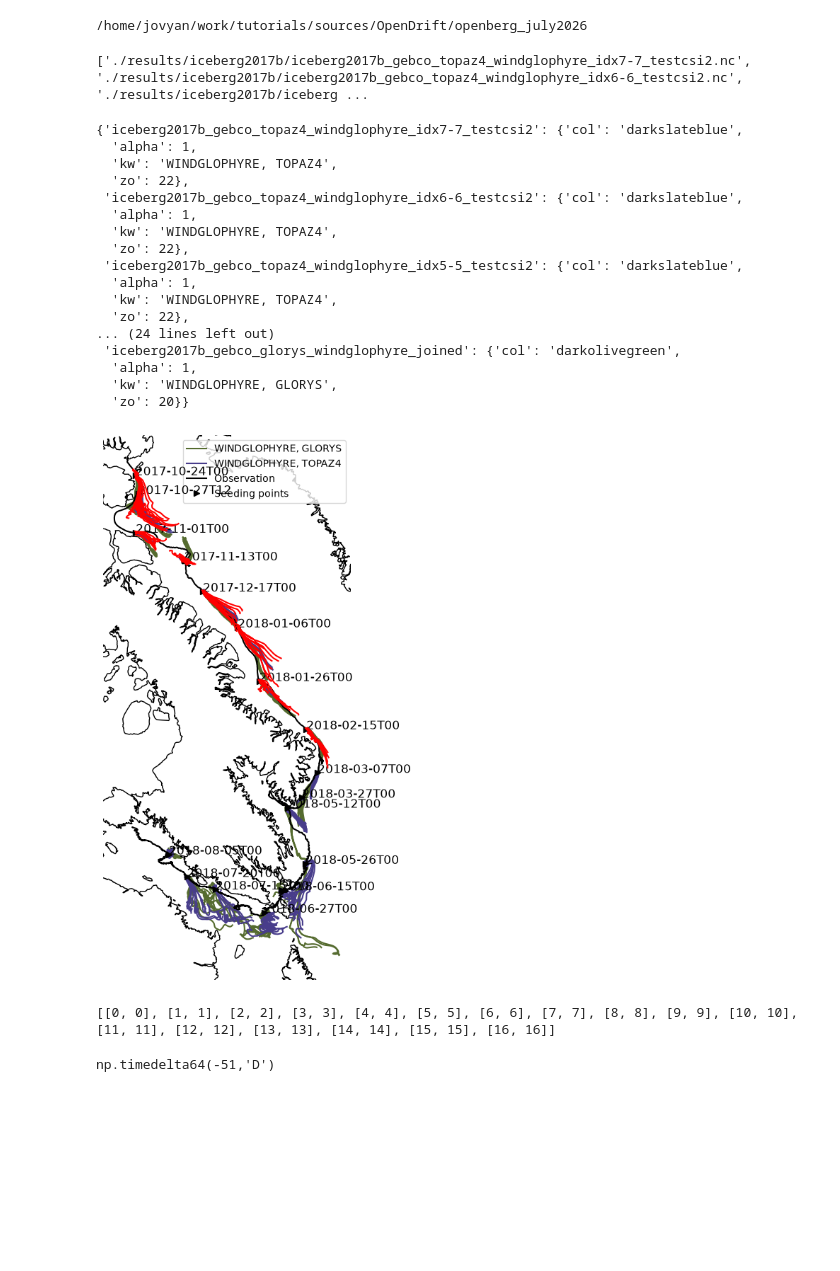
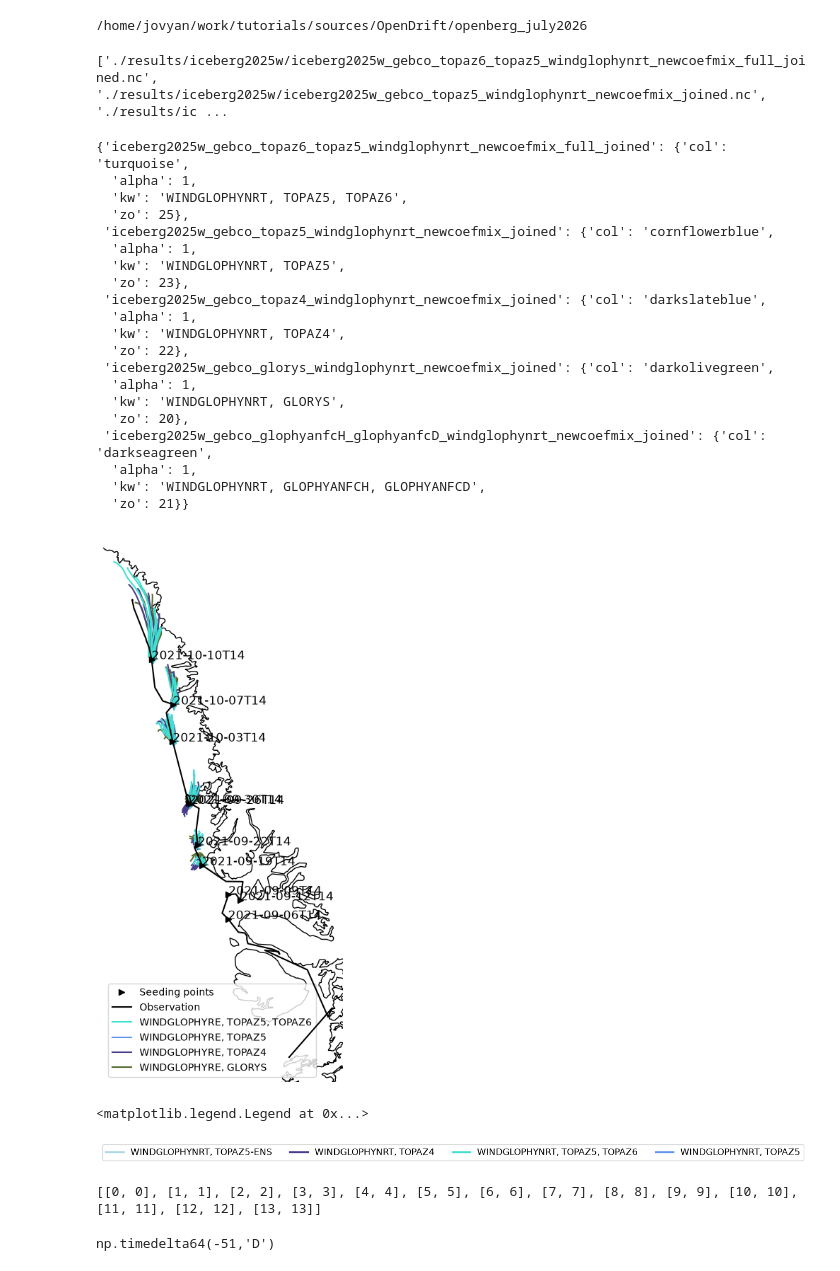
Before and after one commit to lia-f-h/openberg_july2026, a Jupyter notebook: scripts/analysis1.ipynb, the cells around one changed output. Cells and saved outputs as stored; diff of their text form; code cells hidden in the pictures; blank space fills up the shorter version.

```diff
--- a/scripts/analysis1.ipynb
+++ b/scripts/analysis1.ipynb
@@ -18,12 +18,12 @@ from openberg_july2026.src2.utils0 import *
 from openberg_july2026.src2.utils2 import *
 from openberg_july2026.src2.utils3 import *
 # %%
-ib = 'iceberg2017b'
+ib = 'iceberg2025w'
 # %%
 #read sim
 file_contain_all = [ib,]
 file_contain_any = ['_']
-file_notcontain = ['prof','vocean','next',]#'test','wa','next','glorys']#['topaz4','glorys','slope','era5','almost','stokes',]
+file_notcontain = ['prof','vocean','next','test',]#'test','wa','next','glorys']#['topaz4','glorys','slope','era5','almost','stokes',]
 file_l = glob.glob("./results/%s/*.nc"%ib)
 # file_l = glob.glob("./results/%s*.nc"%ib)
 file_l = [f for f in file_l if all(ff in f for ff in file_contain_all)] #filtering for required keywords
@@ -39,7 +39,7 @@ print(file_l)
 
 #          ]
 # %% [output]
-['./results/iceberg2017b/iceberg2017b_gebco_topaz4_windglophyre_idx7-7_testcsi2.nc', './results/iceberg2017b/iceberg2017b_gebco_topaz4_windglophyre_idx6-6_testcsi2.nc', './results/iceberg2017b/iceberg ...
+['./results/iceberg2025w/iceberg2025w_gebco_topaz6_topaz5_windglophynrt_newcoefmix_full_joined.nc', './results/iceberg2025w/iceberg2025w_gebco_topaz5_windglophynrt_newcoefmix_joined.nc', './results/ic ...
 # %%
 # #checks
 # for f in file_l:
@@ -56,8 +56,13 @@ for f in legenddict:
     for l in legenddict_full:
         # print(f,l,ll)
         if l.lower() in f.lower(): ll = ll+[l]
+    # print(ll)
+    if 'TOPAZ5-Ensemble' in ll:
+        ll = ['WINDGLOPHYNRT', 'TOPAZ5', 'TOPAZ5-Ensemble']
+        ll = [lll for lll in ll if lll!='TOPAZ5']
     legenddict[f]={'col':legenddict_full[ll[-1]]['col'], 'alpha':legenddict_full[ll[-1]]['alpha'],
-                   'kw':', '.join(ll),'zo':legenddict_full[ll[-1]]['zo'],
+                   'kw':', '.join(ll).replace('TOPAZ5-Ensemble','TOPAZ5-ENS'),
+                   'zo':legenddict_full[ll[-1]]['zo'],
                  # 'traj':np.arange(obs.time.size*11)
                   }
 #manual adaptions
@@ -67,23 +72,26 @@ for f in legenddict:
 # legenddict['iceberg2018b_gebco_nextsimre_windglophyre_joined']['col']='plum'
 legenddict
 # %% [output]
-{'iceberg2017b_gebco_topaz4_windglophyre_idx7-7_testcsi2': {'col': 'darkslateblue',
+{'iceberg2025w_gebco_topaz6_topaz5_windglophynrt_newcoefmix_full_joined': {'col': 'turquoise',
   'alpha': 1,
-  'kw': 'WINDGLOPHYRE, TOPAZ4',
+  'kw': 'WINDGLOPHYNRT, TOPAZ5, TOPAZ6',
+  'zo': 25},
+ 'iceberg2025w_gebco_topaz5_windglophynrt_newcoefmix_joined': {'col': 'cornflowerblue',
+  'alpha': 1,
+  'kw': 'WINDGLOPHYNRT, TOPAZ5',
+  'zo': 23},
+ 'iceberg2025w_gebco_topaz4_windglophynrt_newcoefmix_joined': {'col': 'darkslateblue',
+  'alpha': 1,
+  'kw': 'WINDGLOPHYNRT, TOPAZ4',
   'zo': 22},
- 'iceberg2017b_gebco_topaz4_windglophyre_idx6-6_testcsi2': {'col': 'darkslateblue',
+ 'iceberg2025w_gebco_glorys_windglophynrt_newcoefmix_joined': {'col': 'darkolivegreen',
   'alpha': 1,
-  'kw': 'WINDGLOPHYRE, TOPAZ4',
-  'zo': 22},
- 'iceberg2017b_gebco_topaz4_windglophyre_idx5-5_testcsi2': {'col': 'darkslateblue',
+  'kw': 'WINDGLOPHYNRT, GLORYS',
+  'zo': 20},
+ 'iceberg2025w_gebco_glophyanfcH_glophyanfcD_windglophynrt_newcoefmix_joined': {'col': 'darkseagreen',
   'alpha': 1,
-  'kw': 'WINDGLOPHYRE, TOPAZ4',
-  'zo': 22},
-... (24 lines left out)
- 'iceberg2017b_gebco_glorys_windglophyre_joined': {'col': 'darkolivegreen',
-  'alpha': 1,
-  'kw': 'WINDGLOPHYRE, GLORYS',
-  'zo': 20}}
+  'kw': 'WINDGLOPHYNRT, GLOPHYANFCH, GLOPHYANFCD',
+  'zo': 21}}
 # %%
 #read obs
 fname = 'merged_obs10'#'merged_obs_iceberg2026e_1D'
@@ -135,43 +143,66 @@ zo2=10
 for inputdataidx, inputdata in enumerate(file_l):
     sim = xr.open_dataset(inputdata)
     inputdata = inputdata.split('/')[-1][:-3]
     # apn = {'trajectory':slice(30,37)} if 'mainrun' in inputdata else {'trajectory':slice(0,20*8)} #loop1
     # apn = {'trajectory':slice(54,60)} if 'mainrun' in inputdata else {'trajectory':slice(0,140)} #loop2
     # apn = {'trajectory':slice(60,70)} if 'mainrun' in inputdata else {'trajectory':slice(141,290)} #loop3
     if apn!=None: sim = sim.sel(apn)
     if ib in dict_traj:
         if inputdata in dict_traj[ib]: sim = sim.sel(trajectory=dict_traj[ib][inputdata])
     # if ('arcmfcwam' in inputdata) and ('topaz' in inputdata): col1='red'
     # elif ('arcmfcwam' in inputdata) and ('glorys' in inputdata): col1='orange'
     # elif ('waverys' in inputdata) and ('topaz' in inputdata): col1='darkblue'
     # elif ('waverys' in inputdata) and ('glorys' in inputdata): col1='lightblue'
     for traj in sim.trajectory:
         ax.plot(sim.lon.sel(trajectory=traj).dropna(dim="time"),sim.lat.sel(trajectory=traj).dropna(dim="time"),
-                color=legenddict[inputdata]['col'] if 'idx' not in inputdata else 'red',
+                color=legenddict[inputdata]['col'],# if 'idx' not in inputdata else 'red',
                 label=legenddict[inputdata]['kw'] if traj==sim.trajectory[0] else '',#) if 'mainrun' not in inputdata else '',
                 zorder=legenddict[inputdata]['zo'] if 'idx' not in inputdata else 200,
                 alpha=legenddict[inputdata]['alpha'],
                 linestyle='-' if 'mainrun' not in inputdata else ':',#) if 'debris' not in inputdata else ':',
                 transform=trans)
 
 #legend
 h, l = ax.get_legend_handles_labels()
 by_label = dict(zip(l, h))
-ax.legend(handles=list(by_label.values())[::-1],
-         labels=list(by_label.keys())[::-1],
+ax.legend(handles=list(by_label.values()),
+         labels=list(by_label.keys()),
           loc='best')
 
 # plt.legend()
 plt.axis('off')
-# note = ''
-# fig.savefig('./results/%s_map_%s.png'%(iceberg_id,note),dpi=200,transparent=True,bbox_inches='tight')
+note = ''
+fig.savefig('./results/%s_map%s.png'%(ib,'_'+note if len(note)>=1 else '',dpi=200,transparent=True,bbox_inches='tight')
 plt.show()
 # %% [output]
-[figure, old version]
+[figure, new version]
+# %%
+#plot legend properly
+legdict=legenddict
+from matplotlib.lines import Line2D
+yesyes = legenddict.keys()
+# yesyes = ['Iceberg Observation','Seeding Position-Times','TOPAZ4','TOPAZ5','TOPAZ5-ENS','TOPAZ6','GLORYS','GlOPHYNRT']
+# nono = ['ICEBERG','debris','WA','NEXT','SAT','ERA5']
+fig,ax = plt.subplots(1,1,figsize=(10,2))
+ax.set_visible(False)
+handles=[]
+for pl in yesyes:
+    if ('ceberg' in pl) and ('gebco' not in pl): handles = handles+[Line2D([0], [0], color='k', linestyle='-', linewidth=2.5, label=pl),]
+    elif 'eeding' in pl:handles = handles+[Line2D([0], [0], color='None', linestyle='-', linewidth=2.5, marker='^',markersize=8,markerfacecolor='k', label=pl)]
+    # handles = handles+[Line2D([0], [0], color=legenddict_full[l]['col'], linestyle='-', linewidth=2.5, label=l) for l in legenddict_full if not any(n in l for n in nono)]
+    elif pl in legdict:handles = handles+[Line2D([0], [0], color=legdict[pl]['col'], linestyle='-', linewidth=2.5, label=legdict[pl]['kw'])]
+    else:
+        pll = [l for l in legdict if pl.lower() in l.lower()][0]
+        handles = handles+[Line2D([0], [0], color=legdict[pll]['col'], linestyle='-', linewidth=2.5, label=legdict[pll]['kw'])]
+fig.legend(handles=handles,ncol=5,fontsize=12)
+# fig.savefig('fname=%s_legend.png'%iceberg_id,dpi=200,transparent=True,bbox_inches='tight')
+# %% [output]
+<matplotlib.legend.Legend at 0x...>
+[figure, added]
 # %%
 print([[i,i] for i in range(obs_seed.time.size)])
 # %% [output]
-[[0, 0], [1, 1], [2, 2], [3, 3], [4, 4], [5, 5], [6, 6], [7, 7], [8, 8], [9, 9], [10, 10], [11, 11], [12, 12], [13, 13], [14, 14], [15, 15], [16, 16]]
+[[0, 0], [1, 1], [2, 2], [3, 3], [4, 4], [5, 5], [6, 6], [7, 7], [8, 8], [9, 9], [10, 10], [11, 11], [12, 12], [13, 13]]
 # %%
 # np.datetime64(dict_analysis_period['iceberg2011w1']['full'].stop)-np.datetime64(dict_analysis_period['iceberg2011w1']['full'].start)
 np.datetime64('2011-12-22')-np.datetime64('2012-02-11')
```
Also changed, not shown: parts of 1 cell of this notebook, 23 other files.
